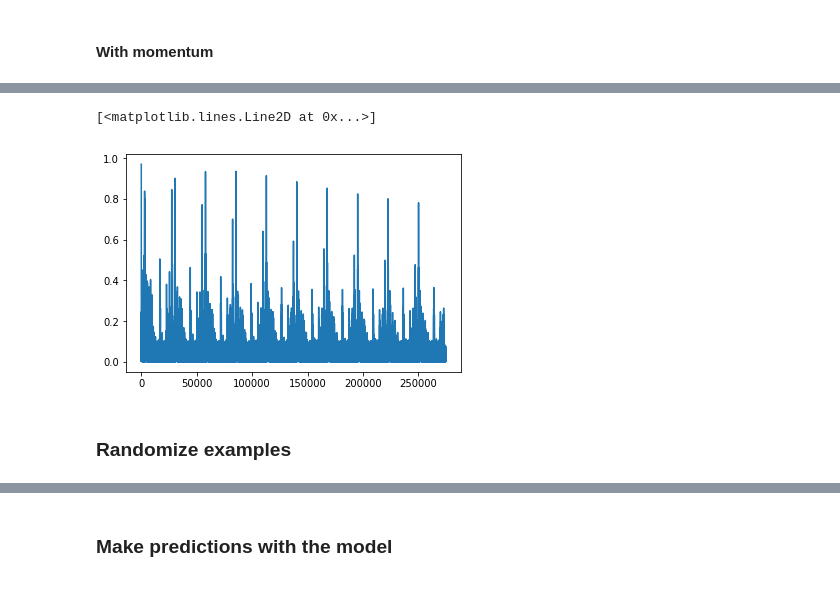
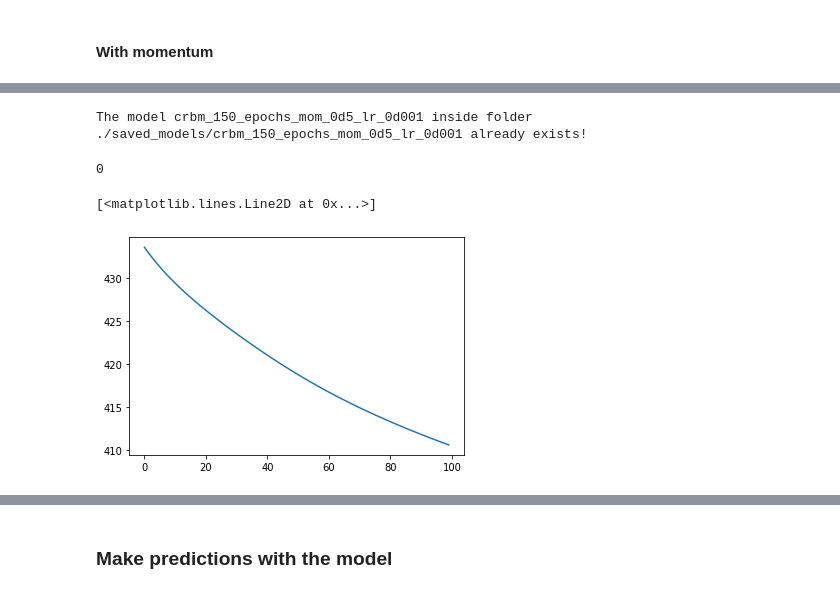
Before and after one commit to davidbp/connectionist, a Jupyter notebook: notebooks/crbm_usage.ipynb, the cells around one changed output, grey strips where cells are left out. Drawn from its saved outputs; the diff is of its cells as text; code cells hidden in the pictures.

Commit message:
adding crbm with persistent sampling

```diff
--- a/notebooks/crbm_usage.ipynb
+++ b/notebooks/crbm_usage.ipynb
@@ -251,7 +272,7 @@ slice shape: (4, 21)
 #### Without momentum
 # %%
 %%time
-crbm = crbm_tools.CRBM(n_vis=n_feat, n_hid=256, n_his=20, seed=123, sigma = 0.3)
+crbm_test = crbm_tools.CRBM(n_vis=n_feat, n_hid=256, n_his=20, seed=123, sigma = 0.3)
 n_epochs = 1
 learning_rate = 0.001 # we have increased the  learning rate
 
@@ -259,9 +280,9 @@ for n in range(n_epochs):
     err_epoch = 0
     iters = 0
     for X_curr in X_slices:
-        dW, dA, dB, dv_bias, dh_bias, rec_error = crbm_tools.compute_gradient(crbm, X_curr)
+        dW, dA, dB, dv_bias, dh_bias, rec_error = crbm_tools.compute_gradient(crbm_test, X_curr)
         grads = (dW, dA, dB, dv_bias, dh_bias)
-        crbm_tools.update_weights_sgd(crbm, grads,  learning_rate)
+        crbm_tools.update_weights_sgd(crbm_test, grads,  learning_rate)
         iters +=1
         err_epoch += rec_error
 
@@ -289,17 +310,20 @@ ctx = { "W_vel" : np.zeros(crbm.W.shape),
         "h_bias_vel" : np.zeros(crbm.h_bias.shape)}
 
 all_errors = []
+error_per_epoch = []
 
 for n in range(n_epochs):
+    iters = 0
     err_epoch = 0
-    iters = 0
     for X_curr in X_slices:
         dW, dA, dB, dv_bias, dh_bias, rec_error = crbm_tools.compute_gradient(crbm, X_curr)
         grads = (dW, dA, dB, dv_bias, dh_bias)
         all_errors.append(rec_error)
-        crbm_tools.update_weights_sgd_momentum(crbm, grads, learning_rate, ctx, momentum=0.5)
+        crbm_tools.update_weights_sgd_momentum(crbm, grads, learning_rate, ctx, momentum=0.01)
         iters +=1
         err_epoch += rec_error
 
-    print("rec error: ", err_epoch/iters)#, end="\r")
+    error_per_epoch.append(err_epoch)
+
+    print(f"iter: {n} rec error: {err_epoch}") #, end="\r")
 # %% [output]
@@ -320,0 +403,28 @@ Wall time: 2min 47s
+# %%
+n_epochs = 100
+learning_rate = 0.001
+
+ctx = {"W_vel" : np.zeros(crbm.W.shape),
+       "A_vel" : np.zeros(crbm.A.shape),
+       "B_vel" : np.zeros(crbm.B.shape),
+       "v_bias_vel" : np.zeros(crbm.v_bias.shape),
+       "h_bias_vel" : np.zeros(crbm.h_bias.shape)}
+
+all_errors = []
+error_per_epoch = []
+
+t0 = time.time()
+for n in range(n_epochs):
+    iters = 0
+    err_epoch = 0
+    for X_curr in X_slices:
+        dW, dA, dB, dv_bias, dh_bias, rec_error = crbm_tools.compute_gradient(crbm, X_curr)
+        grads = (dW, dA, dB, dv_bias, dh_bias)
+        all_errors.append(rec_error)
+        crbm_tools.update_weights_sgd_momentum(crbm, grads, learning_rate, ctx, momentum=0.5)
+        iters +=1
+        err_epoch += rec_error
+
+    error_per_epoch.append(err_epoch)
+    total_time = (time.time() - t0)/60
+    print(f"iter: {n:3} rec error: {round(err_epoch,2):6}  train time {round(total_time, 2):5}  min") #, end="\r")
@@ -321,8 +449,11 @@ Wall time: 2min 47s
+# %%
+crbm.save("./saved_models", "crbm_150_epochs_mom_0d5_lr_0d001")
+# %% [output]
+The model crbm_150_epochs_mom_0d5_lr_0d001 inside folder ./saved_models/crbm_150_epochs_mom_0d5_lr_0d001 already exists!
+0
 # %%
-plt.plot(all_errors)
+plt.plot(error_per_epoch)
 # %% [output]
 [<matplotlib.lines.Line2D at 0x...>]
-[figure, old version]
+[figure, new version]
-# %% [markdown]
-### Randomize examples
 # %%
```
Also changed, not shown: parts of 40 cells of this notebook, 1 other file.
